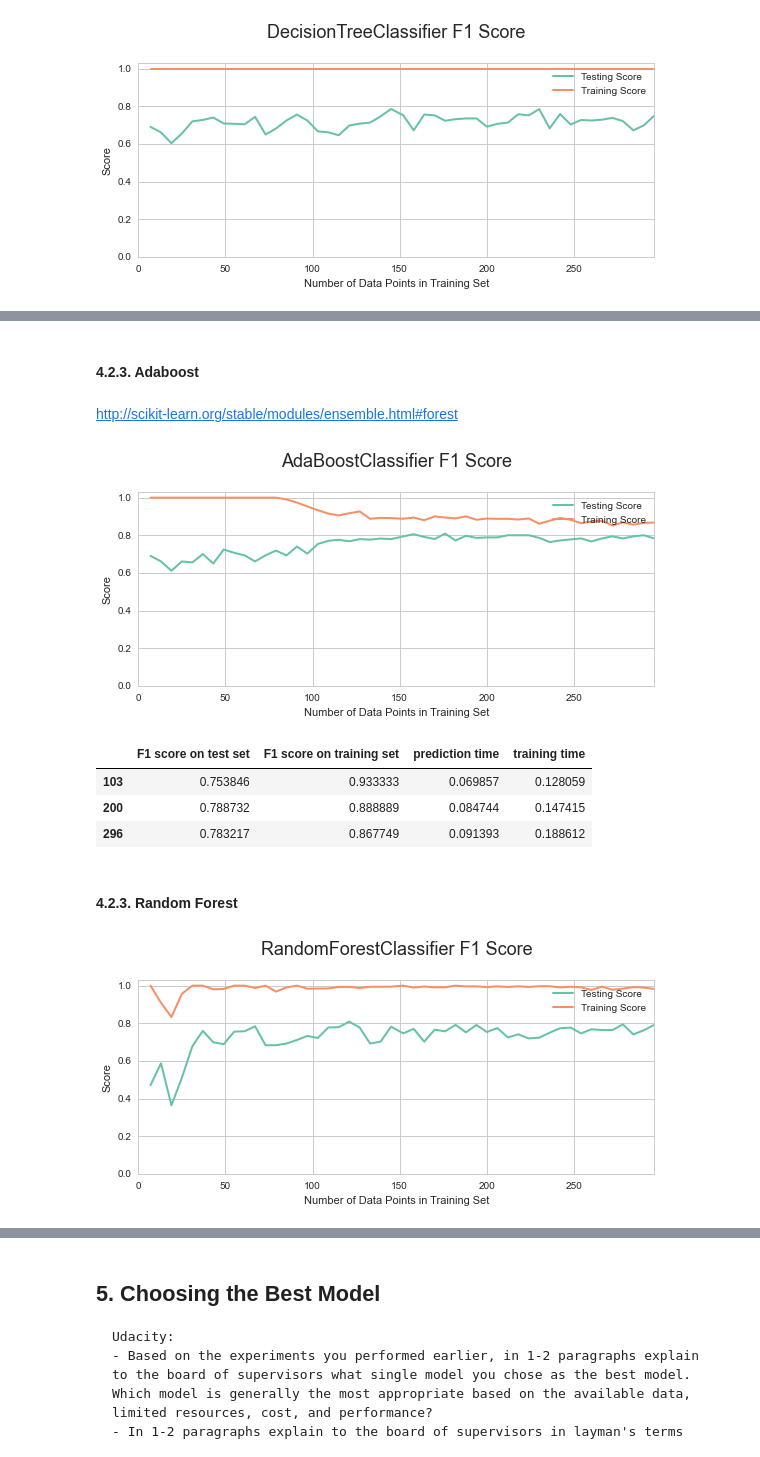
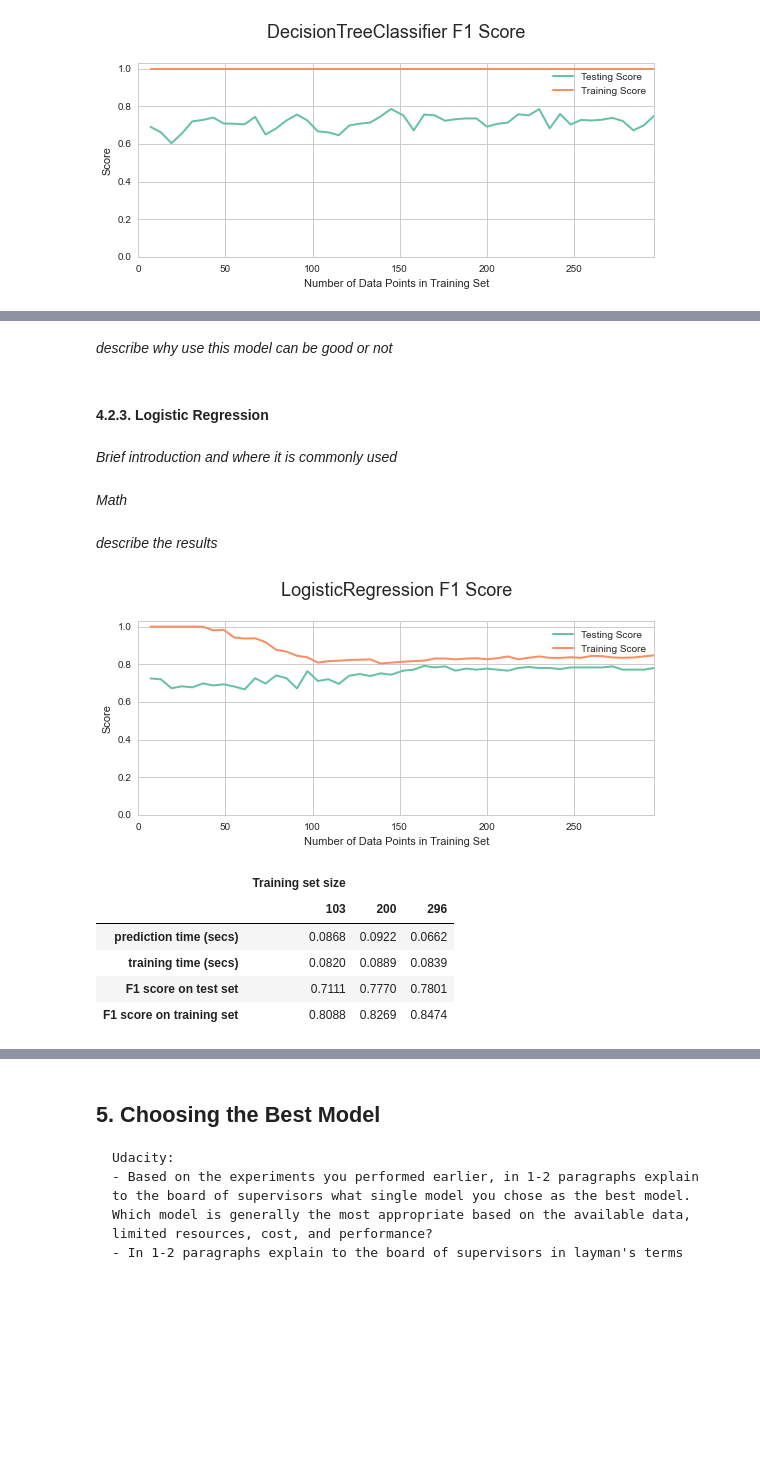
Before and after one commit to ucaiado/Student_Intervention, a Jupyter notebook: student_intervention.ipynb, the cells around one changed output, grey strips where cells are left out. Cells and saved outputs as stored; diff of their text form; code cells hidden in the pictures; blank space fills up the shorter version.

```diff
--- a/student_intervention.ipynb
+++ b/student_intervention.ipynb
@@ -504,7 +506,7 @@ from sklearn.pipeline import Pipeline
 # %%
 #create a list pf classifiers to be tested
 l_clf = [GaussianNB(), KNeighborsClassifier(), DecisionTreeClassifier(random_state=0),
-         SVC(random_state=0),RandomForestClassifier(random_state=0),
+         SVC(random_state=0),LogisticRegression(random_state=0),
          AdaBoostClassifier(random_state=0)]
 
 d_rtn = {}
@@ -713,21 +713,23 @@ makeTable(d_rtn, "DecisionTreeClassifier")
+# %% [markdown]
+_describe why use this model can be good or not_
 # %% [markdown]
-#### 4.2.3. Adaboost
+#### 4.2.3. Logistic Regression
-# %% [markdown]
-http://scikit-learn.org/stable/modules/ensemble.html#forest
+# %% [markdown]
+_Brief introduction and where it is commonly used_
+# %% [markdown]
+_Math_
+# %% [markdown]
+_describe the results_
 # %%
-learningCurve("AdaBoostClassifier")
+learningCurve("LogisticRegression")
 # %% [output]
-[figure, old version]
+[figure, new version]
 # %%
-makeTable(d_rtn, "AdaBoostClassifier")
+makeTable(d_rtn, "LogisticRegression")
 # %% [output]
-|  | F1 score on test set | F1 score on training set | prediction time | training time |
-| 103 | 0.753846 | 0.933333 | 0.069857 | 0.128059 |
-| 200 | 0.788732 | 0.888889 | 0.084744 | 0.147415 |
-| 296 | 0.783217 | 0.867749 | 0.091393 | 0.188612 |
+|  | Training set size |  |  |
+|  | 103 | 200 | 296 |
+| prediction time (secs) | 0.0868 | 0.0922 | 0.0662 |
+| training time (secs) | 0.0820 | 0.0889 | 0.0839 |
+| F1 score on test set | 0.7111 | 0.7770 | 0.7801 |
+| F1 score on training set | 0.8088 | 0.8269 | 0.8474 |
-# %% [markdown]
-#### 4.2.3. Random Forest
-# %%
-learningCurve("RandomForestClassifier")
-# %% [output]
-[figure, removed]
```
Also changed, not shown: parts of 29 cells of this notebook.
